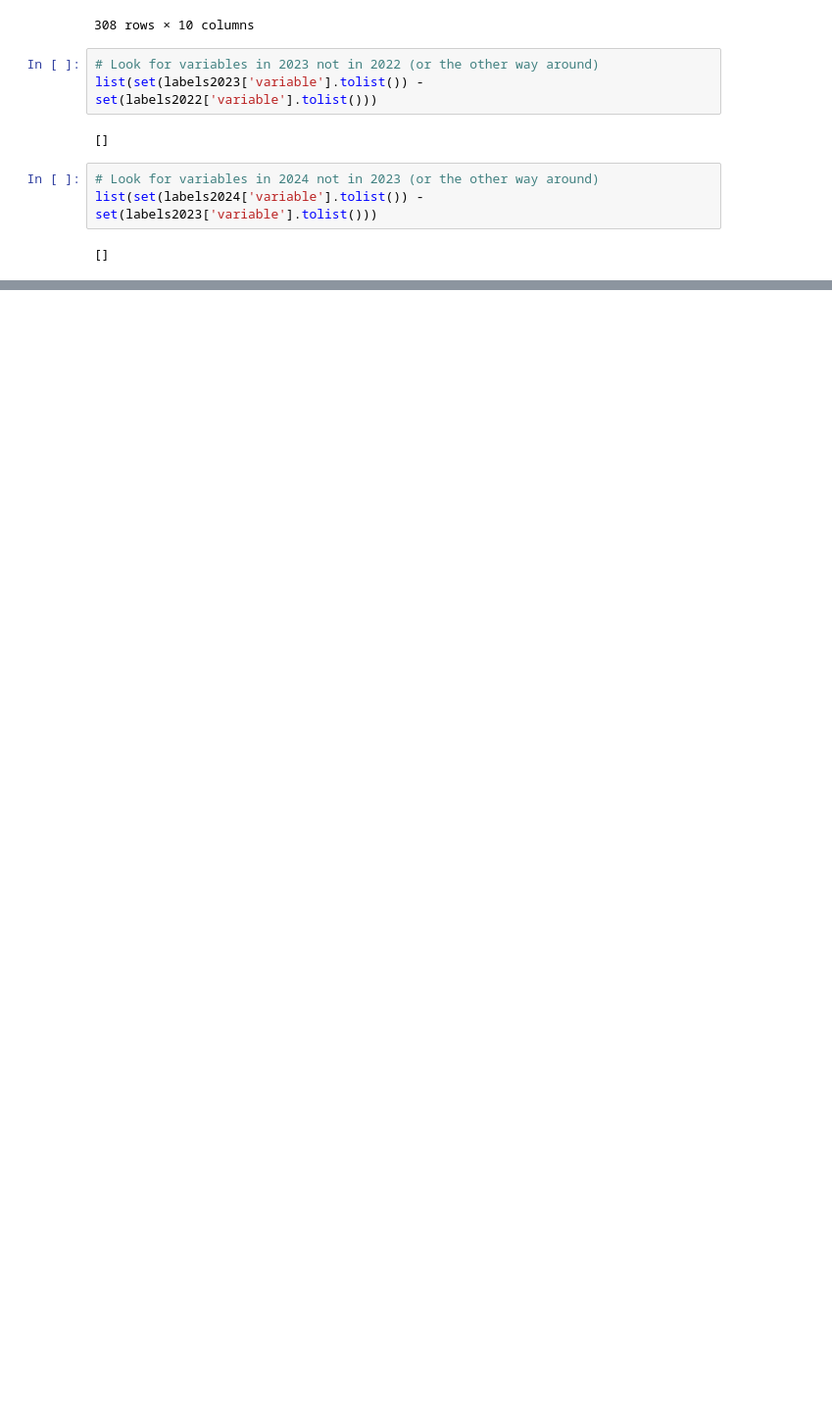
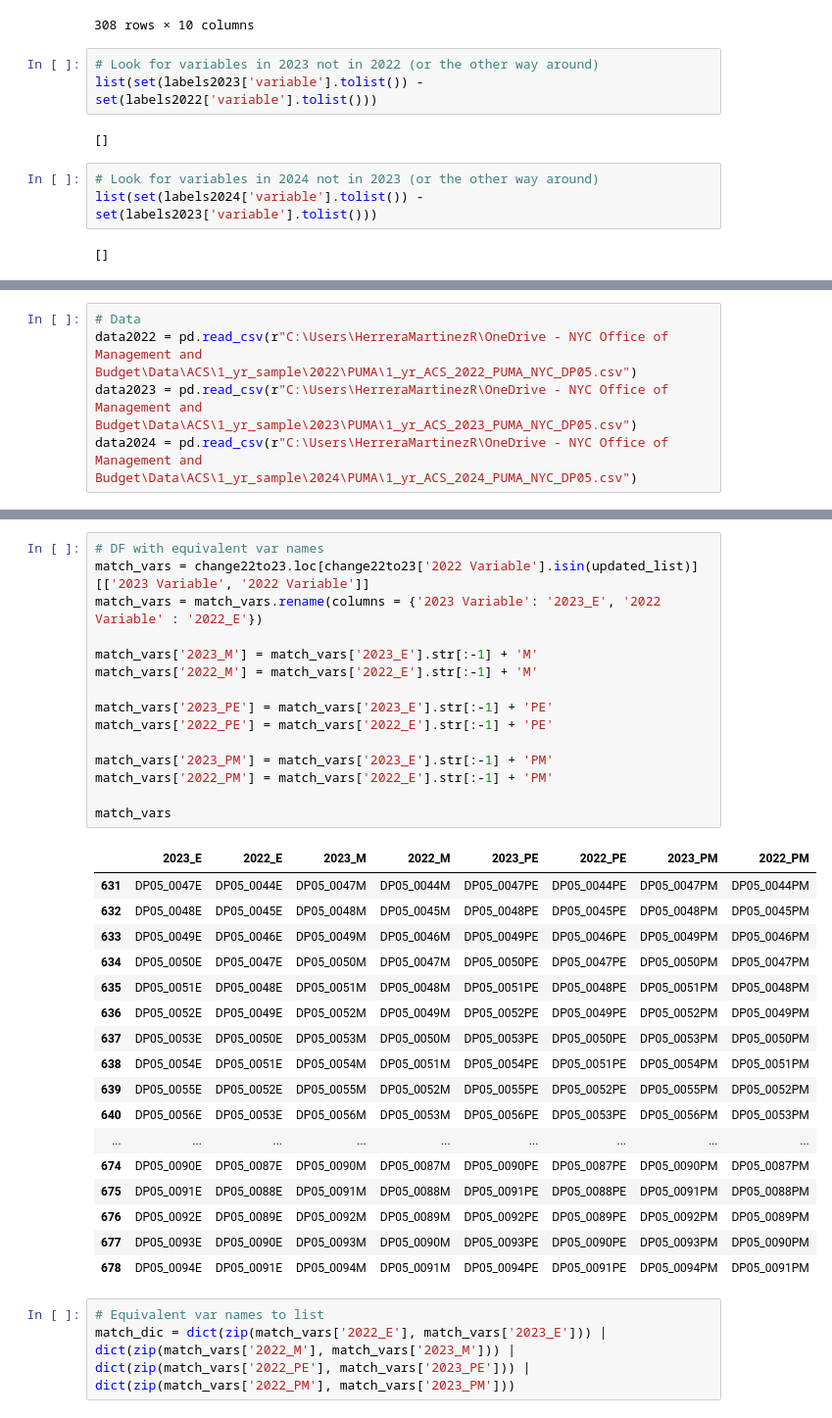
Before and after one commit to herreramr-omb/ACS_Warehouse, a Jupyter notebook: ACS_Warehose02c_format_panel_tables.ipynb, the cells around one changed output, grey strips where cells are left out. Shown at 98% size. Drawn from its saved outputs; the diff is of its cells as text; blank space fills up the shorter version.

```diff
--- a/ACS_Warehose02c_format_panel_tables.ipynb
+++ b/ACS_Warehose02c_format_panel_tables.ipynb
@@ -256,0 +578,5 @@ with pd.ExcelWriter(full_path) as writer:
+# %%
+# Data
+data2022 = pd.read_csv(r"C:\Users\HerreraMartinezR\OneDrive - NYC Office of Management and Budget\Data\ACS\1_yr_sample\2022\PUMA\1_yr_ACS_2022_PUMA_NYC_DP05.csv")
+data2023 = pd.read_csv(r"C:\Users\HerreraMartinezR\OneDrive - NYC Office of Management and Budget\Data\ACS\1_yr_sample\2023\PUMA\1_yr_ACS_2023_PUMA_NYC_DP05.csv")
+data2024 = pd.read_csv(r"C:\Users\HerreraMartinezR\OneDrive - NYC Office of Management and Budget\Data\ACS\1_yr_sample\2024\PUMA\1_yr_ACS_2024_PUMA_NYC_DP05.csv")
@@ -256,0 +628,36 @@ with pd.ExcelWriter(full_path) as writer:
+# %%
+# DF with equivalent var names
+match_vars = change22to23.loc[change22to23['2022 Variable'].isin(updated_list)][['2023 Variable', '2022 Variable']]
+match_vars = match_vars.rename(columns = {'2023 Variable': '2023_E', '2022 Variable' : '2022_E'})
+
+match_vars['2023_M'] = match_vars['2023_E'].str[:-1] + 'M'
+match_vars['2022_M'] = match_vars['2022_E'].str[:-1] + 'M'
+
+match_vars['2023_PE'] = match_vars['2023_E'].str[:-1] + 'PE'
+match_vars['2022_PE'] = match_vars['2022_E'].str[:-1] + 'PE'
+
+match_vars['2023_PM'] = match_vars['2023_E'].str[:-1] + 'PM'
+match_vars['2022_PM'] = match_vars['2022_E'].str[:-1] + 'PM'
+
+match_vars
+# %% [output]
+|  | 2023_E | 2022_E | 2023_M | 2022_M | 2023_PE | 2022_PE | 2023_PM | 2022_PM |
+| 631 | DP05_0047E | DP05_0044E | DP05_0047M | DP05_0044M | DP05_0047PE | DP05_0044PE | DP05_0047PM | DP05_0044PM |
+| 632 | DP05_0048E | DP05_0045E | DP05_0048M | DP05_0045M | DP05_0048PE | DP05_0045PE | DP05_0048PM | DP05_0045PM |
+| 633 | DP05_0049E | DP05_0046E | DP05_0049M | DP05_0046M | DP05_0049PE | DP05_0046PE | DP05_0049PM | DP05_0046PM |
+| 634 | DP05_0050E | DP05_0047E | DP05_0050M | DP05_0047M | DP05_0050PE | DP05_0047PE | DP05_0050PM | DP05_0047PM |
+| 635 | DP05_0051E | DP05_0048E | DP05_0051M | DP05_0048M | DP05_0051PE | DP05_0048PE | DP05_0051PM | DP05_0048PM |
+| 636 | DP05_0052E | DP05_0049E | DP05_0052M | DP05_0049M | DP05_0052PE | DP05_0049PE | DP05_0052PM | DP05_0049PM |
+| 637 | DP05_0053E | DP05_0050E | DP05_0053M | DP05_0050M | DP05_0053PE | DP05_0050PE | DP05_0053PM | DP05_0050PM |
+| 638 | DP05_0054E | DP05_0051E | DP05_0054M | DP05_0051M | DP05_0054PE | DP05_0051PE | DP05_0054PM | DP05_0051PM |
+| 639 | DP05_0055E | DP05_0052E | DP05_0055M | DP05_0052M | DP05_0055PE | DP05_0052PE | DP05_0055PM | DP05_0052PM |
+| 640 | DP05_0056E | DP05_0053E | DP05_0056M | DP05_0053M | DP05_0056PE | DP05_0053PE | DP05_0056PM | DP05_0053PM |
+| ... | ... | ... | ... | ... | ... | ... | ... | ... |
+| 674 | DP05_0090E | DP05_0087E | DP05_0090M | DP05_0087M | DP05_0090PE | DP05_0087PE | DP05_0090PM | DP05_0087PM |
+| 675 | DP05_0091E | DP05_0088E | DP05_0091M | DP05_0088M | DP05_0091PE | DP05_0088PE | DP05_0091PM | DP05_0088PM |
+| 676 | DP05_0092E | DP05_0089E | DP05_0092M | DP05_0089M | DP05_0092PE | DP05_0089PE | DP05_0092PM | DP05_0089PM |
+| 677 | DP05_0093E | DP05_0090E | DP05_0093M | DP05_0090M | DP05_0093PE | DP05_0090PE | DP05_0093PM | DP05_0090PM |
+| 678 | DP05_0094E | DP05_0091E | DP05_0094M | DP05_0091M | DP05_0094PE | DP05_0091PE | DP05_0094PM | DP05_0091PM |
+# %%
+# Equivalent var names to list
+match_dic = dict(zip(match_vars['2022_E'], match_vars['2023_E'])) | dict(zip(match_vars['2022_M'], match_vars['2023_M'])) | dict(zip(match_vars['2022_PE'], match_vars['2023_PE'])) | dict(zip(match_vars['2022_PM'], match_vars['2023_PM']))
```
Also changed, not shown: parts of 80 cells of this notebook.
